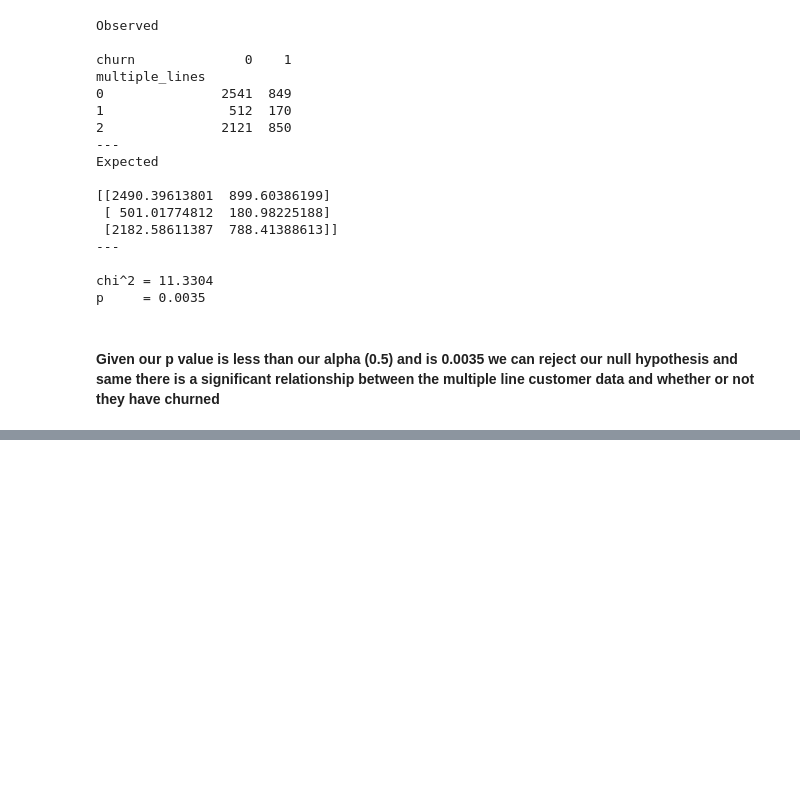
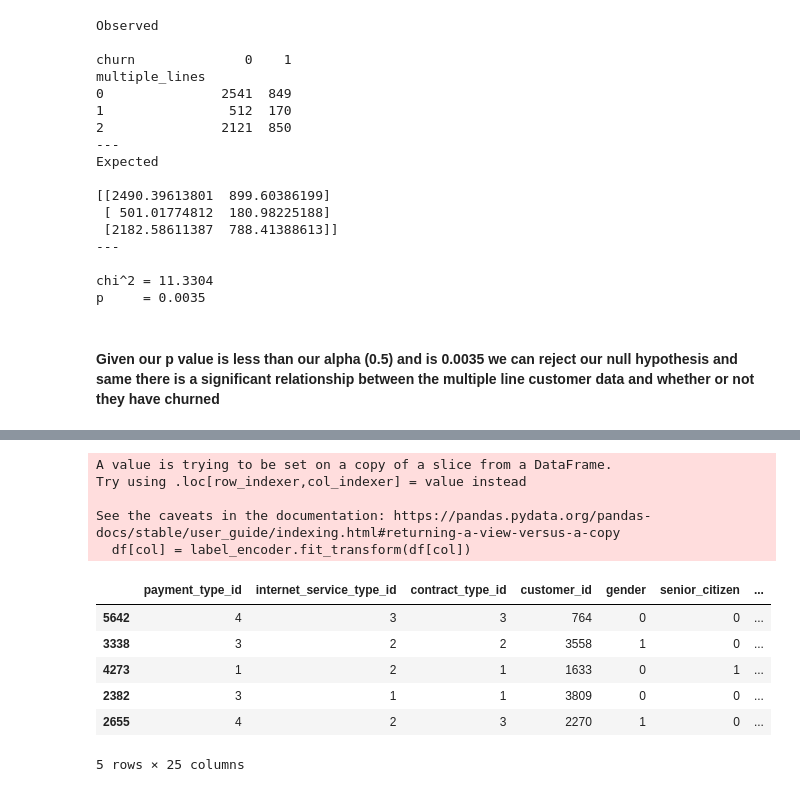
Before and after one commit to ForrestMccrosky/Classification_Project, a Jupyter notebook: classification_project_rough.ipynb, the cells around one changed output, grey strips where cells are left out. Cells and saved outputs as stored; diff of their text form; code cells hidden in the pictures; blank space fills up the shorter version.

```diff
--- a/classification_project_rough.ipynb
+++ b/classification_project_rough.ipynb
@@ -378,0 +392,3 @@ p     = 0.0035
+# %%
+train['baseline'] = 0  ## adding a baseline column to train data set. Set to 0 because that
+train.head()           ## is the most frequent value
@@ -378,0 +403,21 @@ p     = 0.0035
+# %%
+## label encoding my train, test, and split to numeric format
+train = convert_cats(train)
+validate = convert_cats(validate)
+test = convert_cats(test)
+# %% [output]
+A value is trying to be set on a copy of a slice from a DataFrame.
+Try using .loc[row_indexer,col_indexer] = value instead
+
+See the caveats in the documentation: https://pandas.pydata.org/pandas-docs/stable/user_guide/indexing.html#returning-a-view-versus-a-copy
+  df[col] = label_encoder.fit_transform(df[col])
+# %%
+train.head()
+# %% [output]
+|  | payment_type_id | internet_service_type_id | contract_type_id | customer_id | gender | senior_citizen | ... |
+| 5642 | 4 | 3 | 3 | 764 | 0 | 0 | ... |
+| 3338 | 3 | 2 | 2 | 3558 | 1 | 0 | ... |
+| 4273 | 1 | 2 | 1 | 1633 | 0 | 1 | ... |
+| 2382 | 3 | 1 | 1 | 3809 | 0 | 0 | ... |
+| 2655 | 4 | 2 | 3 | 2270 | 1 | 0 | ... |
+5 rows × 25 columns
```
Also changed, not shown: parts of 20 cells of this notebook.
